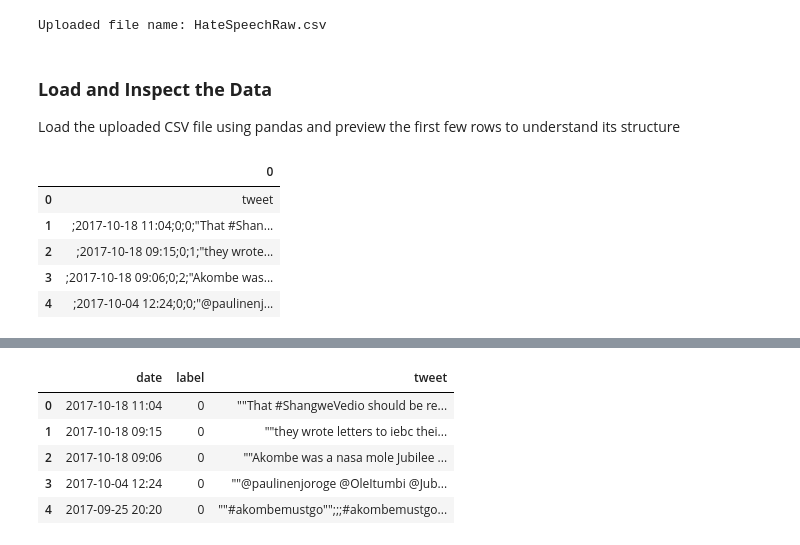
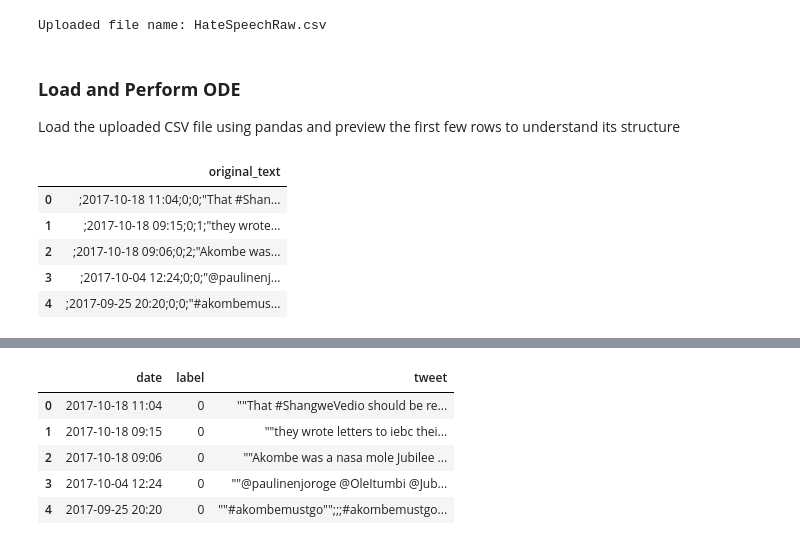
Before and after one commit to RachelNderitu/Big-Data-Analytics, a Jupyter notebook: Rachel_Text_Preprocessing.ipynb, the cells around one changed output, grey strips where cells are left out. Cells and saved outputs as stored; diff of their text form; code cells hidden in the pictures.

```diff
--- a/Rachel_Text_Preprocessing.ipynb
+++ b/Rachel_Text_Preprocessing.ipynb
@@ -15,19 +15,19 @@ for name in uploaded.keys():
 # %% [output]
 Uploaded file name: HateSpeechRaw.csv
 # %% [markdown]
-### **Load and Inspect the Data**
+### **Load and Perform ODE**
 
 Load the uploaded CSV file using pandas and preview the first few rows to understand its structure
-# %%
-import pandas as pd
-df = pd.read_csv("HateSpeechRaw.csv", encoding='utf-8', header=None)
-
-# Display the first few rows
-df.head()
-# %% [output]
-|  | 0 |
-| 0 | tweet |
-| 1 | ;2017-10-18 11:04;0;0;"That #Shan... |
-| 2 | ;2017-10-18 09:15;0;1;"they wrote... |
-| 3 | ;2017-10-18 09:06;0;2;"Akombe was... |
-| 4 | ;2017-10-04 12:24;0;0;"@paulinenj... |
+# %%
+data = pd.read_csv("HateSpeechRaw.csv", encoding='utf-8')
+data = data.rename(columns={'tweet': 'original_text'})
+data.dropna(subset=["original_text"], inplace=True)
+data.drop_duplicates(subset="original_text", inplace=True)
+data.head()
+# %% [output]
+|  | original_text |
+| 0 | ;2017-10-18 11:04;0;0;"That #Shan... |
+| 1 | ;2017-10-18 09:15;0;1;"they wrote... |
+| 2 | ;2017-10-18 09:06;0;2;"Akombe was... |
+| 3 | ;2017-10-04 12:24;0;0;"@paulinenj... |
+| 4 | ;2017-09-25 20:20;0;0;"#akombemus... |
```
Also changed, not shown: parts of 5 cells of this notebook.
